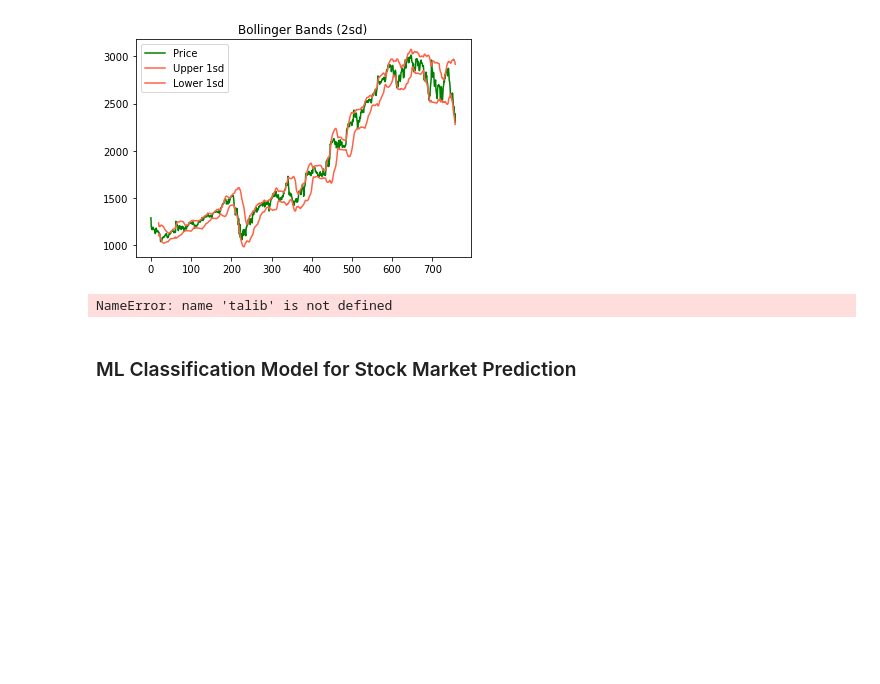
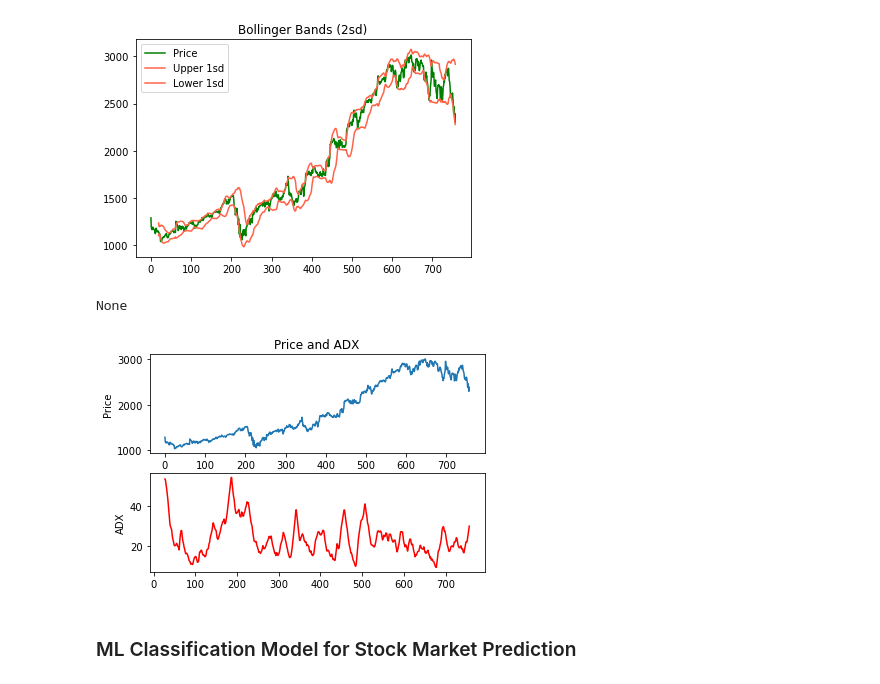
Before and after one commit to Abdulah94/Stock-Market-predictions-Using-Machine-learning, a Jupyter notebook: code/Code.ipynb, the cells around one changed output. Saved outputs shown, nothing was run; the diff lists cells and outputs as text; code cells hidden in the pictures; blank space fills up the shorter version.

```diff
--- a/code/Code.ipynb
+++ b/code/Code.ipynb
@@ -110,26 +110,31 @@ print(BB("GOOG"))
 None
 [figure]
 # %%
-#ADX
+# ADX
 
-def ADX (ticker):
+
+def ADX(ticker):
     stock_data = pd.read_sql_query(query_2, engine)
-    '''Calculate ADX'''
-    stock_data['ADX'] = talib.ADX(stock_data['High'], stock_data['Low'], stock_data['Close'])
-    '''Create subplots'''
+    """Calculate ADX"""
+    stock_data["ADX"] = ta.ADX(
+        stock_data["High"], stock_data["Low"], stock_data["Close"]
+    )
+    """Create subplots"""
     fig, (ax1, ax2) = plt.subplots(2)
-    ''' Plot ADX with the price '''
-    ax1.set_ylabel('Price')
-    ax1.plot(stock_data['Close'])
-    ax2.set_ylabel('ADX')
-    ax2.plot(stock_data['ADX'], color='red')
-    ax1.set_title('Price and ADX')
+    """ Plot ADX with the price """
+    ax1.set_ylabel("Price")
+    ax1.plot(stock_data["Close"])
+    ax2.set_ylabel("ADX")
+    ax2.plot(stock_data["ADX"], color="red")
+    ax1.set_title("Price and ADX")
     plt.show()
     return
 
+
 print(ADX("GOOG"))
 # %% [output]
-NameError: name 'talib' is not defined
+None
+[figure, added]
 # %% [markdown]
 ### ML Classification Model for Stock Market Prediction
 # %%
```
Also changed, not shown: parts of 16 cells of this notebook.
